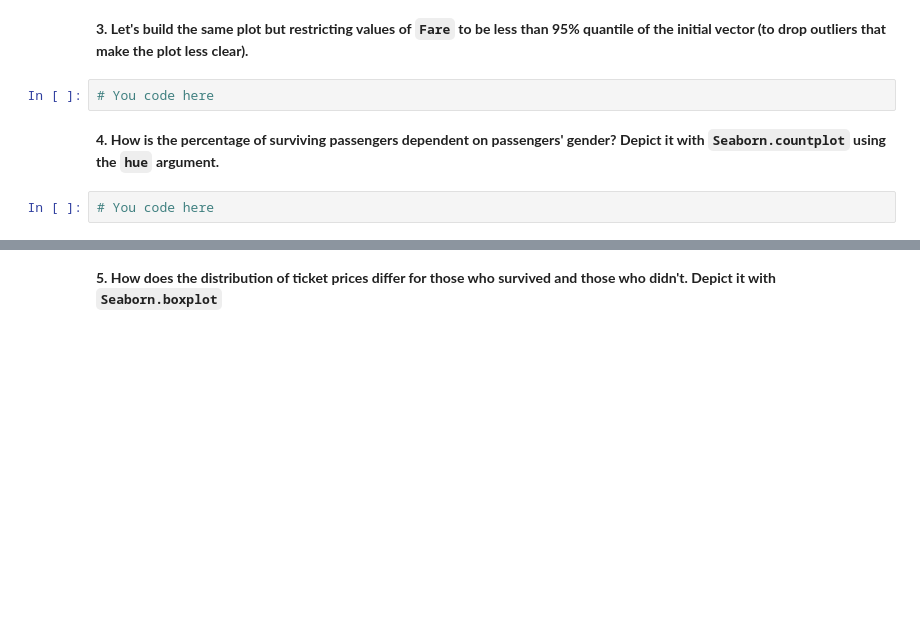
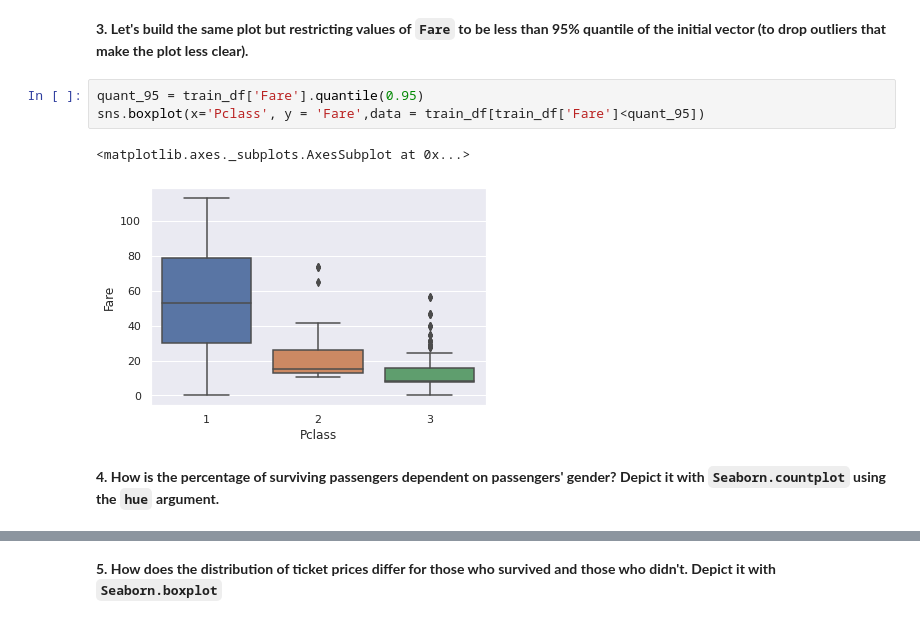
Before and after one commit to spiralhead/mlcourse.ai, a Jupyter notebook: jupyter_english/topic02_visual_data_analysis/topic2_practice_visual_titanic.ipynb, the cells around one changed output, grey strips where cells are left out. Cells and saved outputs as stored; diff of their text form; blank space fills up the shorter version.

```diff
--- a/jupyter_english/topic02_visual_data_analysis/topic2_practice_visual_titanic.ipynb
+++ b/jupyter_english/topic02_visual_data_analysis/topic2_practice_visual_titanic.ipynb
@@ -139,8 +142,10 @@ sns.pairplot(train_df[features])
 # %% [markdown]
 **3. Let's build the same plot but restricting values of `Fare` to be less than 95% quantile of the initial vector (to drop outliers that make the plot less clear).**
-# %%
-# You code here
+# %%
+quant_95 = train_df['Fare'].quantile(0.95)
+sns.boxplot(x='Pclass', y = 'Fare',data = train_df[train_df['Fare']<quant_95])
+# %% [output]
+<matplotlib.axes._subplots.AxesSubplot at 0x...>
+[figure, added]
 # %% [markdown]
 **4. How is the percentage of surviving passengers dependent on passengers' gender? Depict it with `Seaborn.countplot` using the `hue` argument.**
-# %%
-# You code here
```
Also changed, not shown: parts of 9 cells of this notebook.
